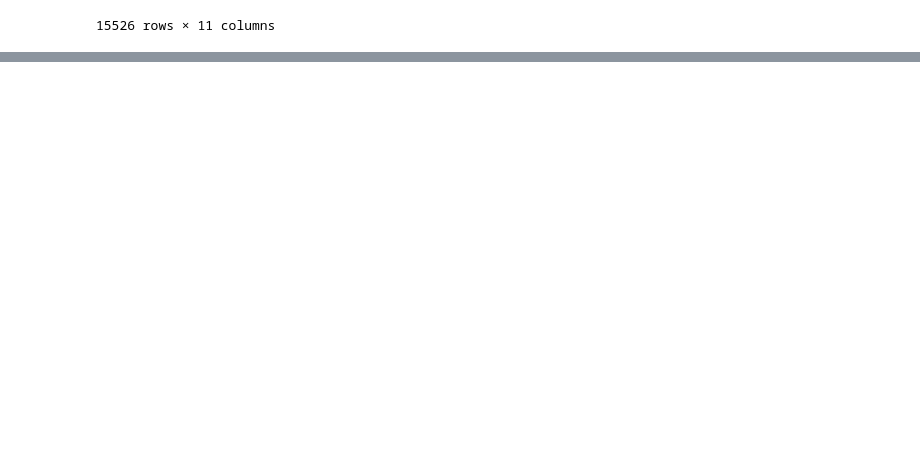
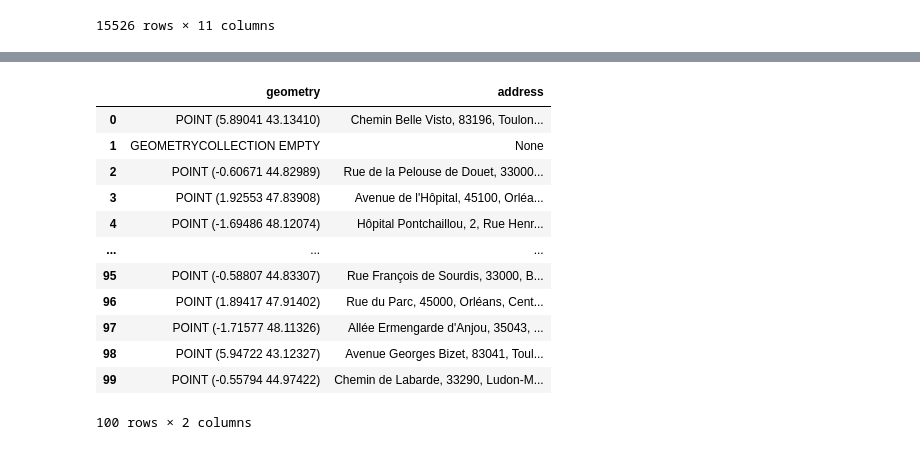
Before and after one commit to kchardon/Energy-Data-Hack, a Jupyter notebook: Data/data1.ipynb, the cells around one changed output, grey strips where cells are left out. Drawn from its saved outputs; the diff is of its cells as text; code cells hidden in the pictures; blank space fills up the shorter version.

Commit message:
Test d'affichage des points

```diff
--- a/Data/data1.ipynb
+++ b/Data/data1.ipynb
@@ -37,0 +42,16 @@ data
+# %%
+geopandas.tools.geocode(data.iloc[:100,11])
+# %% [output]
+|  | geometry | address |
+| 0 | POINT (5.89041 43.13410) | Chemin Belle Visto, 83196, Toulon... |
+| 1 | GEOMETRYCOLLECTION EMPTY | None |
+| 2 | POINT (-0.60671 44.82989) | Rue de la Pelouse de Douet, 33000... |
+| 3 | POINT (1.92553 47.83908) | Avenue de l'Hôpital, 45100, Orléa... |
+| 4 | POINT (-1.69486 48.12074) | Hôpital Pontchaillou, 2, Rue Henr... |
+| ... | ... | ... |
+| 95 | POINT (-0.58807 44.83307) | Rue François de Sourdis, 33000, B... |
+| 96 | POINT (1.89417 47.91402) | Rue du Parc, 45000, Orléans, Cent... |
+| 97 | POINT (-1.71577 48.11326) | Allée Ermengarde d'Anjou, 35043, ... |
+| 98 | POINT (5.94722 43.12327) | Avenue Georges Bizet, 83041, Toul... |
+| 99 | POINT (-0.55794 44.97422) | Chemin de Labarde, 33290, Ludon-M... |
+100 rows × 2 columns
```
Also changed, not shown: parts of 6 cells of this notebook, 1 other file.
